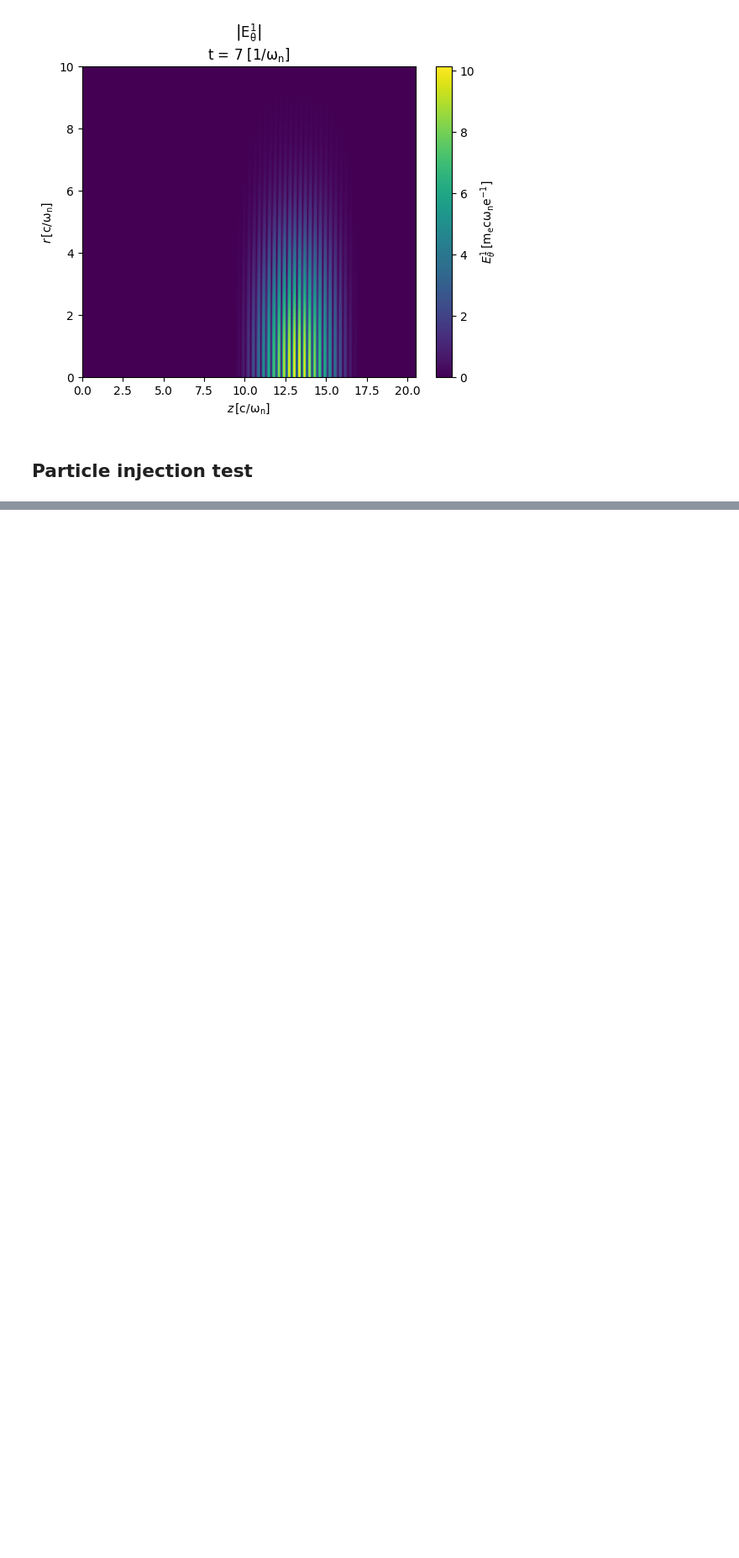
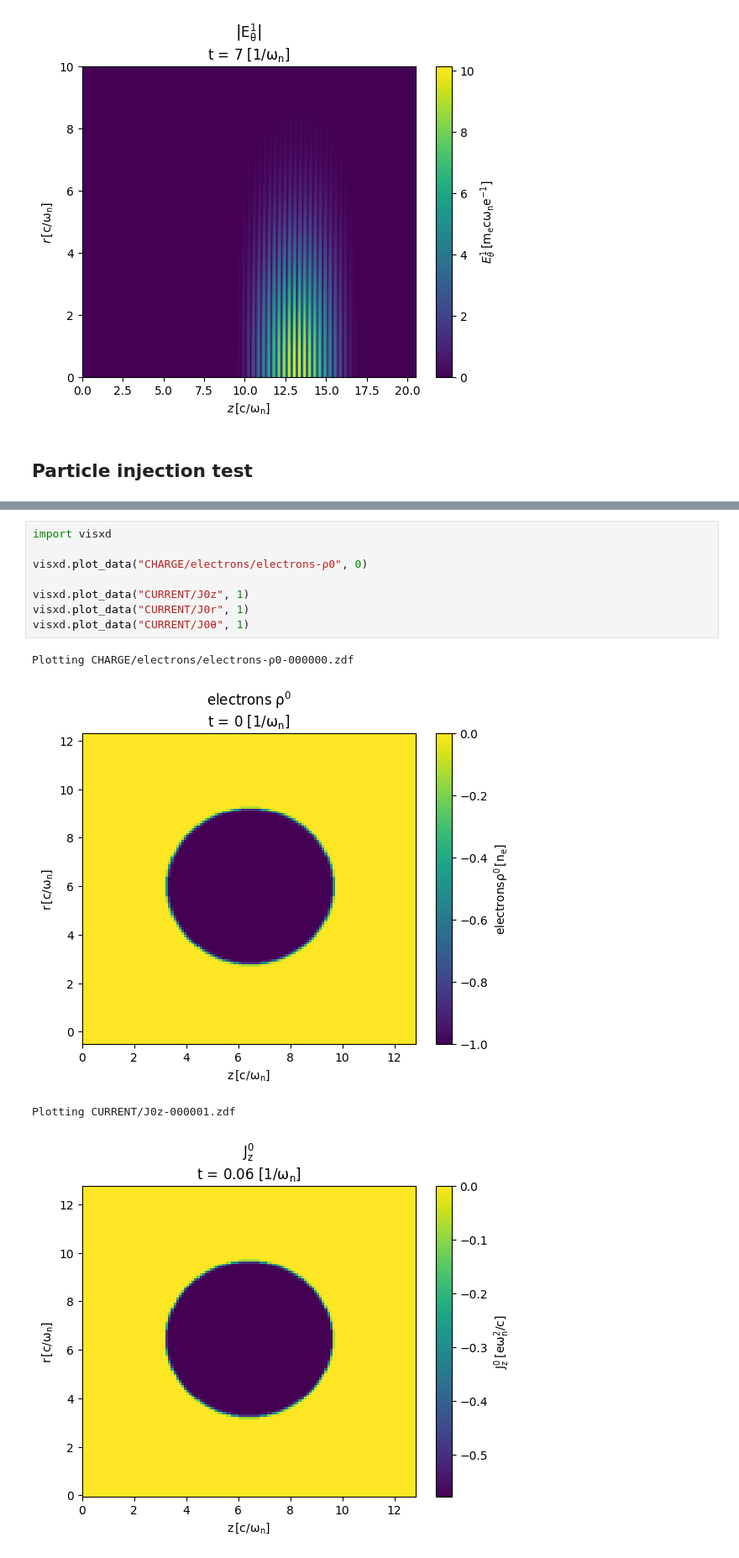
Before and after one commit to ricardo-fonseca/zpic-parallel, a Jupyter notebook: openmp/q3d/Debug-q3d.ipynb, the cells around one changed output, grey strips where cells are left out. Shown: that part at 84% size. Cells and saved outputs as stored; diff of their text form; blank space fills up the shorter version.

```diff
--- a/openmp/q3d/Debug-q3d.ipynb
+++ b/openmp/q3d/Debug-q3d.ipynb
@@ -61,0 +77,13 @@ Plotting CHARGE/electrons/electrons-ρ0-000000.zdf
+# %%
+import visxd
+
+visxd.plot_data("CHARGE/electrons/electrons-ρ0", 0)
+
+visxd.plot_data("CURRENT/J0z", 1)
+visxd.plot_data("CURRENT/J0r", 1)
+visxd.plot_data("CURRENT/J0θ", 1)
+# %% [output]
+Plotting CHARGE/electrons/electrons-ρ0-000000.zdf
+[figure, added]
+Plotting CURRENT/J0z-000001.zdf
+[figure, added]
```
Also changed, not shown: parts of 6 cells of this notebook, 12 other files.
